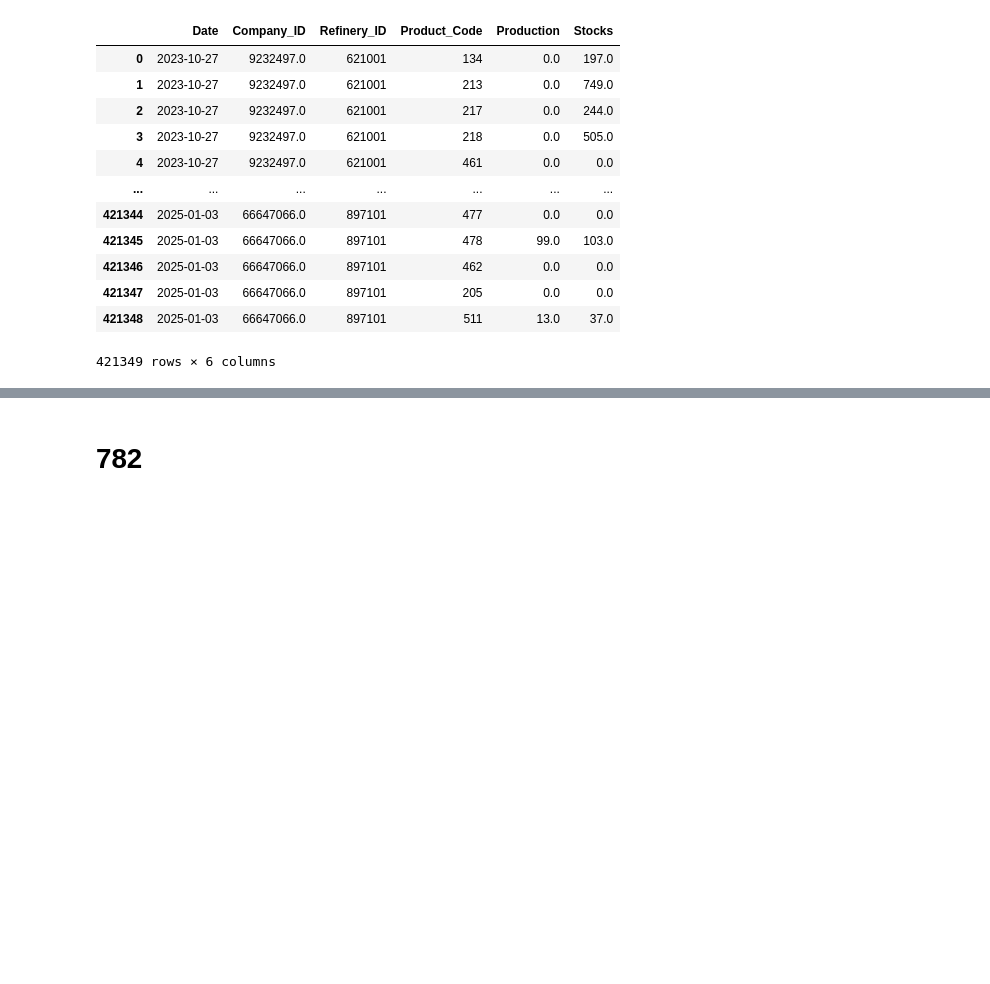
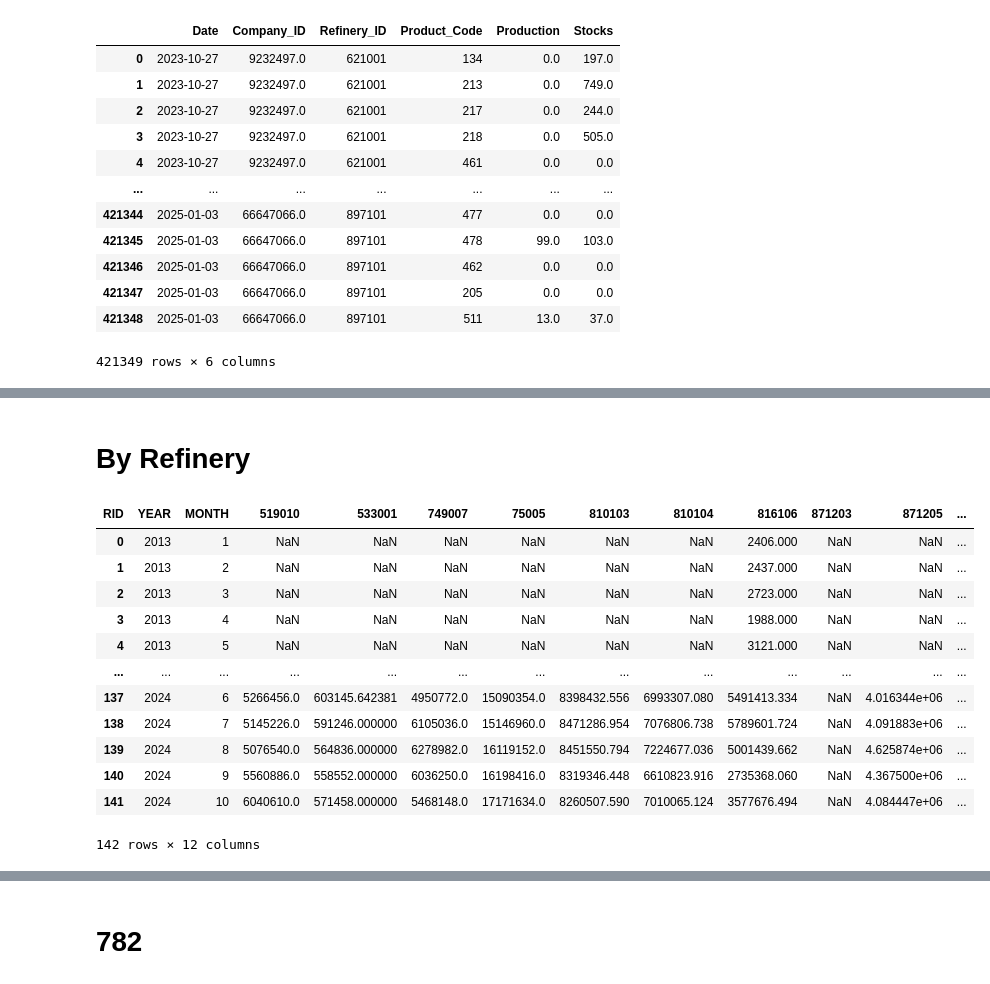
Before and after one commit to fgreve/resupply, a Jupyter notebook: RESUPPLY.ipynb, the cells around one changed output, grey strips where cells are left out. Cells and saved outputs as stored; diff of their text form; code cells hidden in the pictures; blank space fills up the shorter version.

Commit message:
data by channel and refineries

```diff
--- a/RESUPPLY.ipynb
+++ b/RESUPPLY.ipynb
@@ -127,0 +132,4 @@ df
+# %%
+workbook = CalamineWorkbook.from_path("M1322 Data (May 2024 - Oct 2024).xlsx")
+vars = workbook.sheet_names
+vars
@@ -127,0 +167,24 @@ df
+# %%
+def get_sales2024():
+
+    workbook = CalamineWorkbook.from_path("M1322 Data (May 2024 - Oct 2024).xlsx")
+    vars = workbook.sheet_names
+
+    var = 'Gasoline Sales'
+    form_list = workbook.get_sheet_by_name(var).to_python()
+    df = pd.DataFrame(data=form_list[1:], columns=form_list[0])
+    df = df[['YEAR', 'MONTH', 'RID', 'WHOLESALE_CHANNEL', 'SALES_VOLUME']]
+
+    # Dealer Tank Wagon (DTW) Sales
+    dtw_name_list = ['Dealer Tank Wagon (DTW) Sales', 'Dealer Tankwagon Sales']
+    df['WHOLESALE_CHANNEL'] = df['WHOLESALE_CHANNEL'].apply(lambda x: 'DTW Sales' if x in dtw_name_list else x)
+
+    df['YEAR'] = df['YEAR'].astype(int)
+    df['MONTH'] = df['MONTH'].astype(int)
+
+    df['RID'] = df['RID'].astype(int)
+    df['RID'] = df['RID'].astype(str)
+
+    df['SALES_VOLUME'] = pd.to_numeric(df['SALES_VOLUME'], errors='coerce')
+
+    return df
@@ -127,0 +255,5 @@ df
+# %%
+sales2024_df = get_sales2024()
+sales2013_df = get_sales2013()
+sales_df = pd.concat([sales2013_df, sales2024_df], ignore_index=True)
+sales_df
@@ -127,0 +322,27 @@ df
+# %% [markdown]
+# By Refinery
+# %%
+df = sales_df[['YEAR', 'MONTH', 'RID', 'SALES_VOLUME']].groupby(['YEAR', 'MONTH', 'RID']).sum()
+# df['SALES_VOLUME'] = df['SALES_VOLUME'] / 1_000
+df = df.unstack(level='RID')
+
+df.columns.set_names(['Level1', 'RID'], inplace=True)
+df.columns = df.columns.droplevel(0)
+df = df.reset_index()
+
+df.to_csv('refinery.csv', index=False)
+df
+# %% [output]
+| RID | YEAR | MONTH | 519010 | 533001 | 749007 | 75005 | 810103 | 810104 | 816106 | 871203 | 871205 | ... |
+| 0 | 2013 | 1 | NaN | NaN | NaN | NaN | NaN | NaN | 2406.000 | NaN | NaN | ... |
+| 1 | 2013 | 2 | NaN | NaN | NaN | NaN | NaN | NaN | 2437.000 | NaN | NaN | ... |
+| 2 | 2013 | 3 | NaN | NaN | NaN | NaN | NaN | NaN | 2723.000 | NaN | NaN | ... |
+| 3 | 2013 | 4 | NaN | NaN | NaN | NaN | NaN | NaN | 1988.000 | NaN | NaN | ... |
+| 4 | 2013 | 5 | NaN | NaN | NaN | NaN | NaN | NaN | 3121.000 | NaN | NaN | ... |
+| ... | ... | ... | ... | ... | ... | ... | ... | ... | ... | ... | ... | ... |
+| 137 | 2024 | 6 | 5266456.0 | 603145.642381 | 4950772.0 | 15090354.0 | 8398432.556 | 6993307.080 | 5491413.334 | NaN | 4.016344e+06 | ... |
+| 138 | 2024 | 7 | 5145226.0 | 591246.000000 | 6105036.0 | 15146960.0 | 8471286.954 | 7076806.738 | 5789601.724 | NaN | 4.091883e+06 | ... |
+| 139 | 2024 | 8 | 5076540.0 | 564836.000000 | 6278982.0 | 16119152.0 | 8451550.794 | 7224677.036 | 5001439.662 | NaN | 4.625874e+06 | ... |
+| 140 | 2024 | 9 | 5560886.0 | 558552.000000 | 6036250.0 | 16198416.0 | 8319346.448 | 6610823.916 | 2735368.060 | NaN | 4.367500e+06 | ... |
+| 141 | 2024 | 10 | 6040610.0 | 571458.000000 | 5468148.0 | 17171634.0 | 8260507.590 | 7010065.124 | 3577676.494 | NaN | 4.084447e+06 | ... |
+142 rows × 12 columns
```
Also changed, not shown: parts of 17 cells of this notebook, 1 other file.
